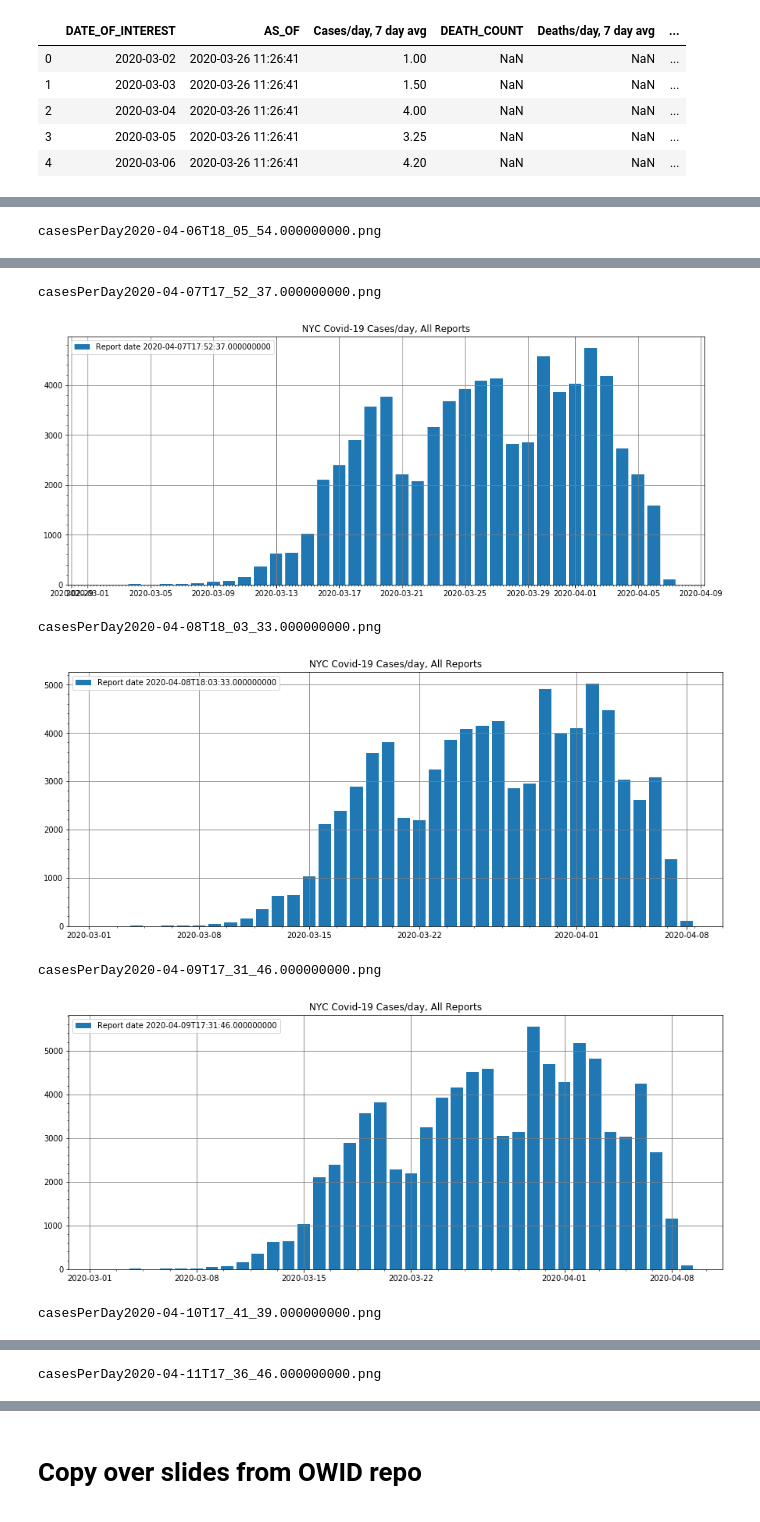
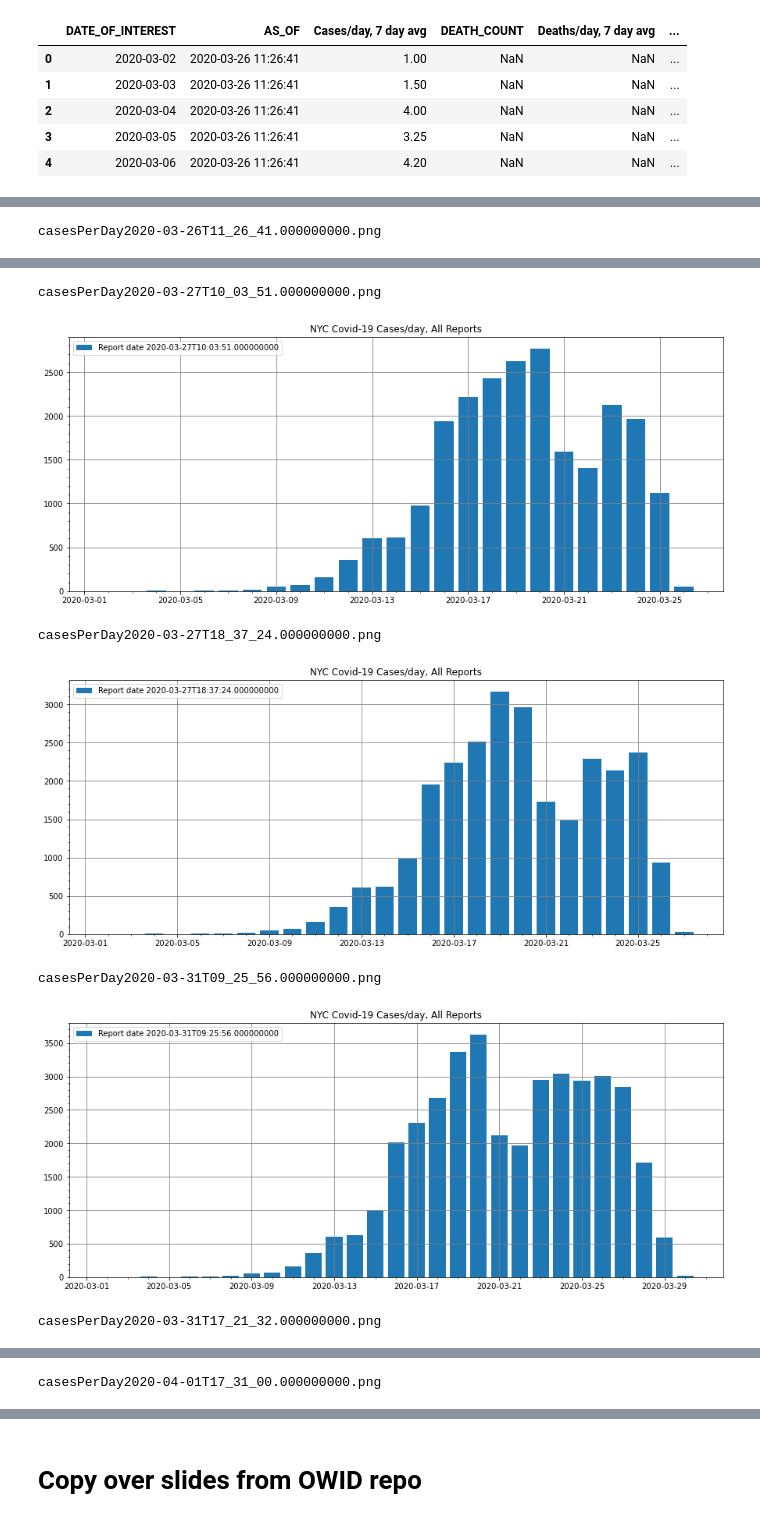
Before and after one commit to nychealth/coronavirus-data, a Jupyter notebook: Notebooks/TalkSlides.ipynb, the cells around one changed output, grey strips where cells are left out. Cells and saved outputs as stored; diff of their text form; code cells hidden in the pictures.

```diff
--- a/Notebooks/TalkSlides.ipynb
+++ b/Notebooks/TalkSlides.ipynb
@@ -87,7 +83,7 @@ dp = hdat.pivot_table(index="DATE_OF_INTEREST",
 # %%
 rptdates = sorted(hdat["AS_OF"].unique())
 # %%
-for dateidx in [10, 11, 12, 13, 14, 15]:
+for dateidx in range(16):
     dt = rptdates[dateidx]
 
     fn = f"casesPerDay{dt}.png".replace(":", "_")
@@ -101,4 +97,4 @@ for dateidx in [10, 11, 12, 13, 14, 15]:
     plt.savefig(fn, bbox_inches="tight")
     plt.show()
 # %% [output]
-casesPerDay2020-04-06T18_05_54.000000000.png
+casesPerDay2020-03-26T11_26_41.000000000.png
@@ -106,7 +102,7 @@ casesPerDay2020-04-06T18_05_54.000000000.png
-casesPerDay2020-04-07T17_52_37.000000000.png
+casesPerDay2020-03-27T10_03_51.000000000.png
-[figure, old version]
+[figure, new version]
-casesPerDay2020-04-08T18_03_33.000000000.png
+casesPerDay2020-03-27T18_37_24.000000000.png
-[figure, old version]
+[figure, new version]
-casesPerDay2020-04-09T17_31_46.000000000.png
+casesPerDay2020-03-31T09_25_56.000000000.png
-[figure, old version]
+[figure, new version]
-casesPerDay2020-04-10T17_41_39.000000000.png
+casesPerDay2020-03-31T17_21_32.000000000.png
@@ -114 +110 @@ casesPerDay2020-04-10T17_41_39.000000000.png
-casesPerDay2020-04-11T17_36_46.000000000.png
+casesPerDay2020-04-01T17_31_00.000000000.png
```
Also changed, not shown: parts of 4 cells of this notebook, 12 other files.
